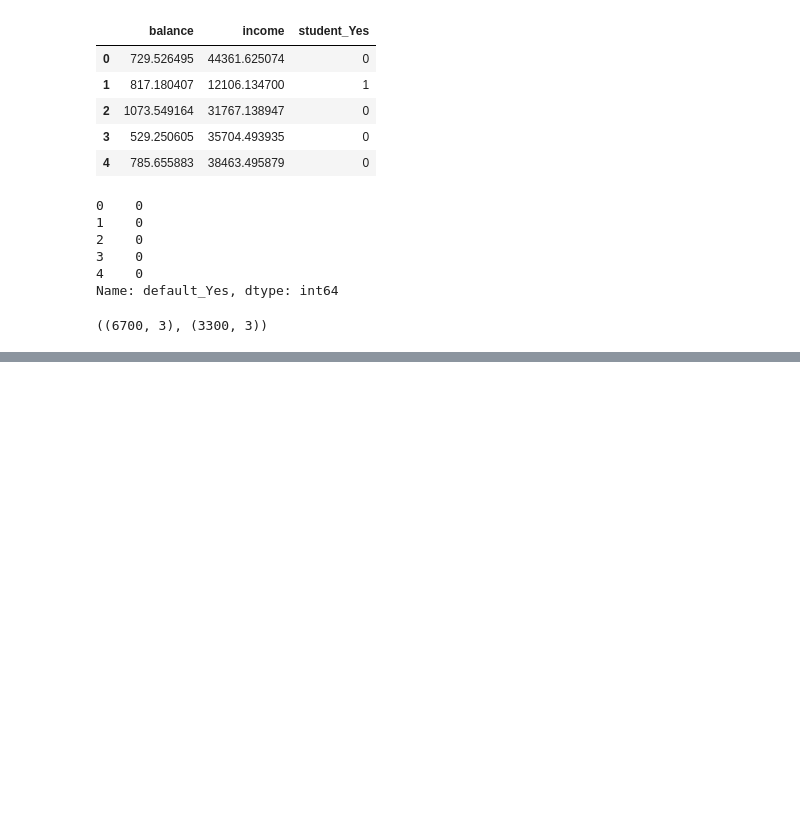
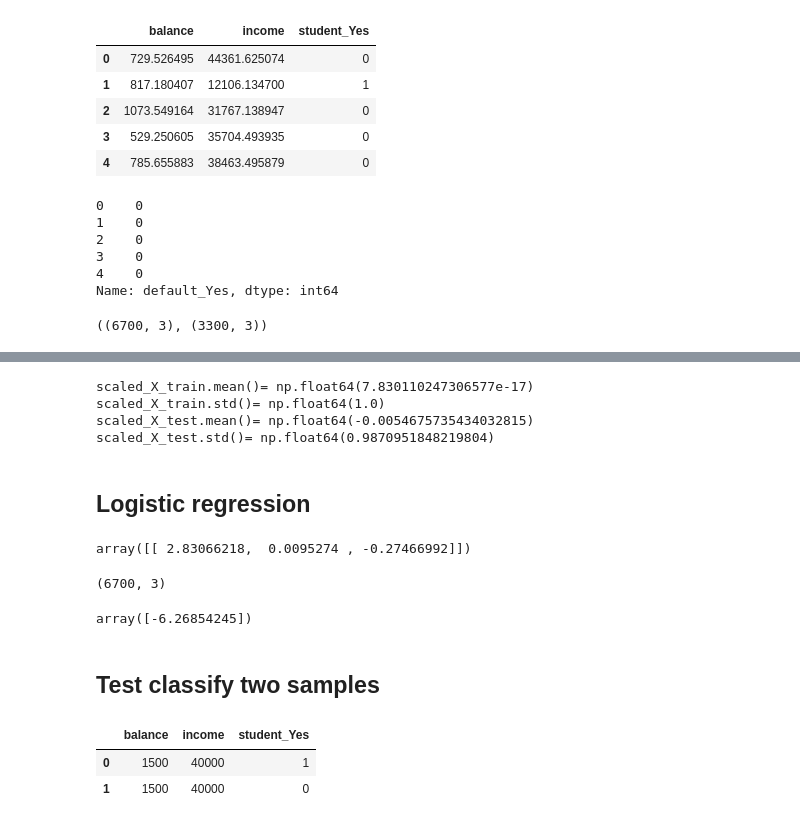
Before and after one commit to SusannaR11/AI_Engineering_OPA24_Susanna_Rokka, a Jupyter notebook: code-alongs/04_logistic_regression/logistic_regression.ipynb, the cells around one changed output, grey strips where cells are left out. Saved outputs shown, nothing was run; the diff lists cells and outputs as text; code cells hidden in the pictures; blank space fills up the shorter version.

```diff
--- a/code-alongs/04_logistic_regression/logistic_regression.ipynb
+++ b/code-alongs/04_logistic_regression/logistic_regression.ipynb
@@ -168,0 +173,47 @@ Proportion default in training data: 0.0333
+# %%
+from sklearn.preprocessing import StandardScaler
+#scale
+scaler = StandardScaler()
+scaler.fit(X_train)
+scaled_X_train = scaler.transform(X_train)
+scaled_X_test = scaler.transform(X_test)
+
+print(f"{scaled_X_train.mean()= }")
+print(f"{scaled_X_train.std()= }")
+print(f"{scaled_X_test.mean()= }")
+print(f"{scaled_X_test.std()= }")
+# %% [output]
+scaled_X_train.mean()= np.float64(7.830110247306577e-17)
+scaled_X_train.std()= np.float64(1.0)
+scaled_X_test.mean()= np.float64(-0.0054675735434032815)
+scaled_X_test.std()= np.float64(0.9870951848219804)
+# %% [markdown]
+## Logistic regression
+# %%
+# logistic regression
+from sklearn.linear_model import LogisticRegression
+
+model = LogisticRegression()
+model.fit(scaled_X_train, y_train) # sending in facit/key and scale
+model.coef_
+# %% [output]
+array([[ 2.83066218,  0.0095274 , -0.27466992]])
+# %%
+X_train.shape
+# %% [output]
+(6700, 3)
+# %%
+model.intercept_
+# %% [output]
+array([-6.26854245])
+# %% [markdown]
+## Test classify two samples
+# %%
+test_samples = pd.DataFrame({"balance": [1500, 1500], "income": [40000, 40000], "student_Yes": [1, 0]})
+X_train.head(2)
+
+test_samples
+# %% [output]
+|  | balance | income | student_Yes |
+| 0 | 1500 | 40000 | 1 |
+| 1 | 1500 | 40000 | 0 |
```
Also changed, not shown: parts of 16 cells of this notebook.
